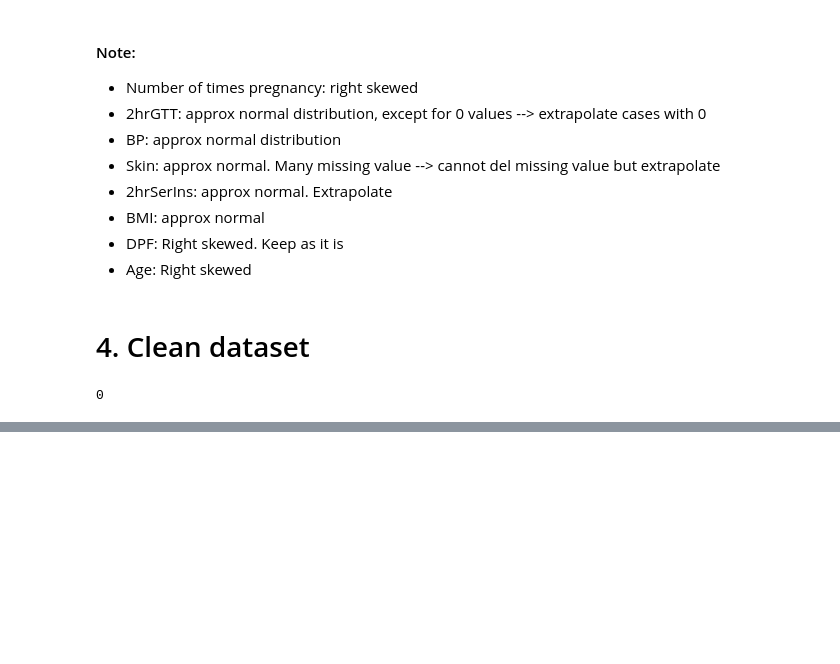
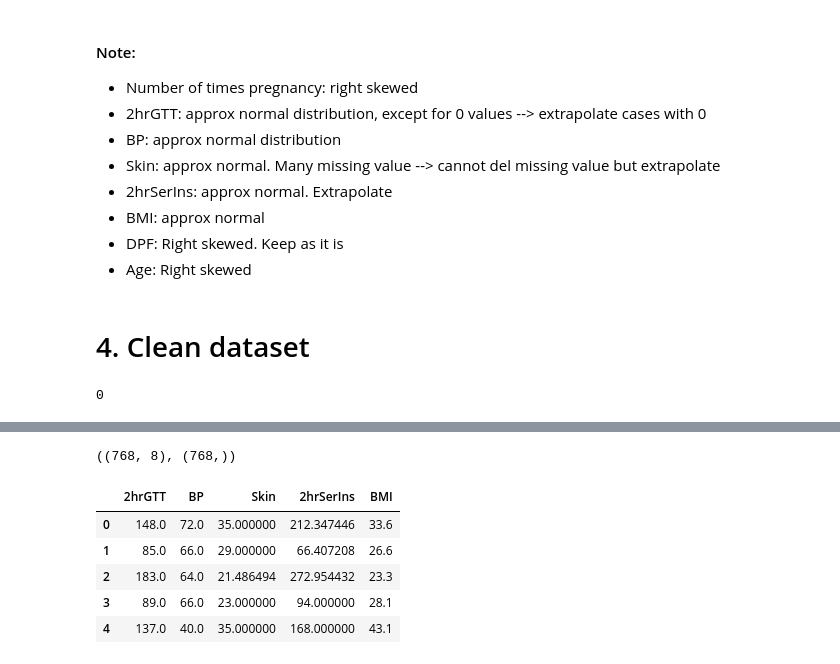
Before and after one commit to htran-2012/Practice_PimaIndianDiabetes, a Jupyter notebook: Data_Prep.ipynb, the cells around one changed output, grey strips where cells are left out. Drawn from its saved outputs; the diff is of its cells as text; code cells hidden in the pictures; blank space fills up the shorter version.

```diff
--- a/Data_Prep.ipynb
+++ b/Data_Prep.ipynb
@@ -204,0 +215,7 @@ plot_histogram(pid, feature_cols)
+# %%
+X.shape, y.shape
+# %% [output]
+((768, 8), (768,))
+# %%
+impute_columns = ["2hrGTT", "BP",
+    "Skin", "2hrSerIns", "BMI"]
@@ -204,0 +228,9 @@ plot_histogram(pid, feature_cols)
+# %%
+newXdf.head()
+# %% [output]
+|  | 2hrGTT | BP | Skin | 2hrSerIns | BMI |
+| 0 | 148.0 | 72.0 | 35.000000 | 212.347446 | 33.6 |
+| 1 | 85.0 | 66.0 | 29.000000 | 66.407208 | 26.6 |
+| 2 | 183.0 | 64.0 | 21.486494 | 272.954432 | 23.3 |
+| 3 | 89.0 | 66.0 | 23.000000 | 94.000000 | 28.1 |
+| 4 | 137.0 | 40.0 | 35.000000 | 168.000000 | 43.1 |
```
Also changed, not shown: parts of 25 cells of this notebook, 2 other files.
